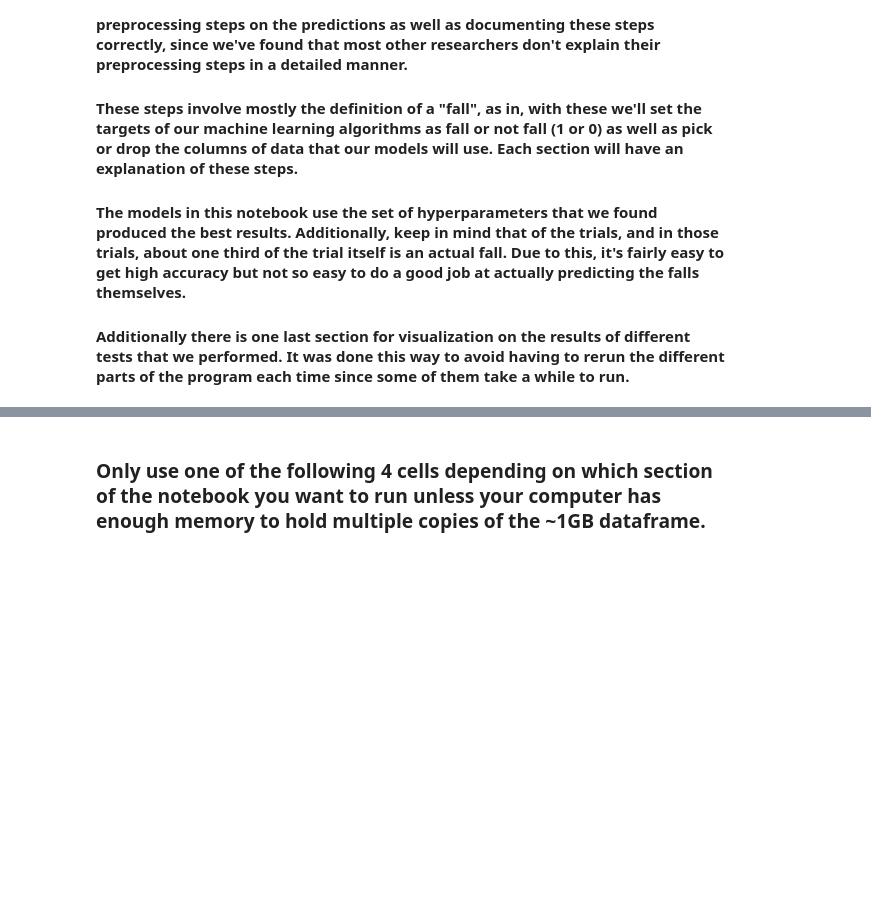
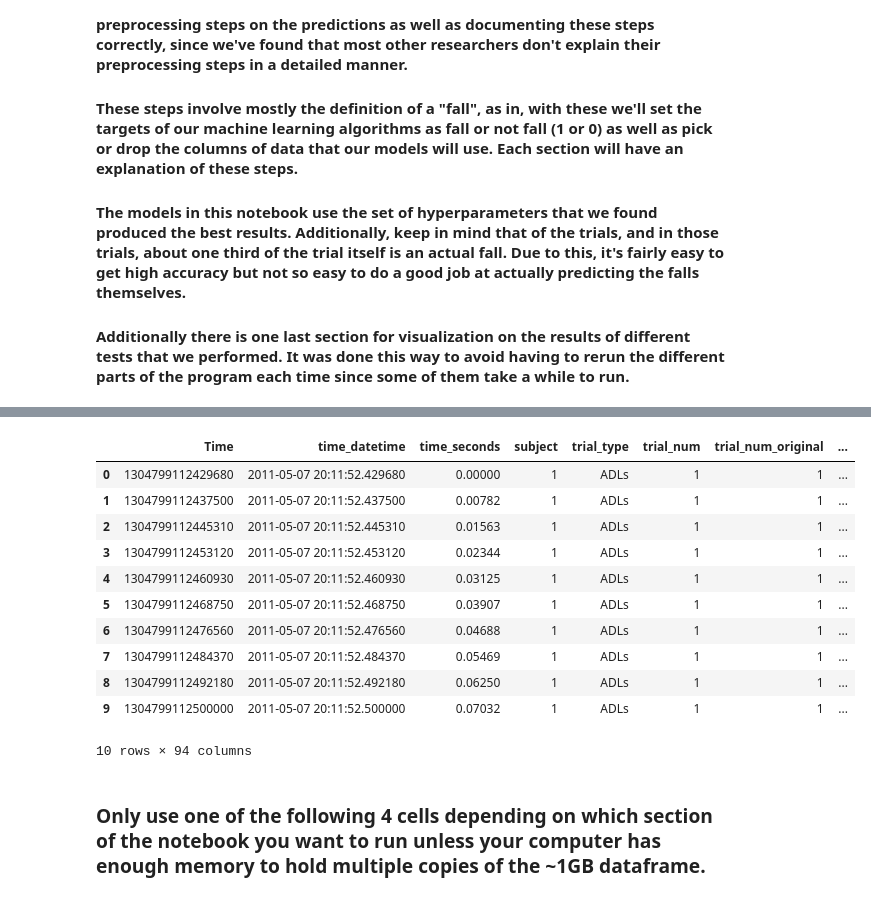
Before and after one commit to mdrmuhaimin/BigData2, a Jupyter notebook: code/Machine Learning/mlfull.ipynb, the cells around one changed output, grey strips where cells are left out. Saved outputs shown, nothing was run; the diff lists cells and outputs as text; code cells hidden in the pictures; blank space fills up the shorter version.

```diff
--- a/code/Machine Learning/mlfull.ipynb
+++ b/code/Machine Learning/mlfull.ipynb
@@ -111,7 +113,21 @@ def plotRes(accL,recL,precL,specL,xticks) :
     plt.show()
 # %%
 # Load full database
-dfMain = pickle.load(open("../../../dataResultants/dataset_consolidated.p", "rb"))
+dfMain = pickle.load(open("../../data/dataset_consolidated.p", "rb"))
+dfMain.head(10)
+# %% [output]
+|  | Time | time_datetime | time_seconds | subject | trial_type | trial_num | trial_num_original | ... |
+| 0 | 1304799112429680 | 2011-05-07 20:11:52.429680 | 0.00000 | 1 | ADLs | 1 | 1 | ... |
+| 1 | 1304799112437500 | 2011-05-07 20:11:52.437500 | 0.00782 | 1 | ADLs | 1 | 1 | ... |
+| 2 | 1304799112445310 | 2011-05-07 20:11:52.445310 | 0.01563 | 1 | ADLs | 1 | 1 | ... |
+| 3 | 1304799112453120 | 2011-05-07 20:11:52.453120 | 0.02344 | 1 | ADLs | 1 | 1 | ... |
+| 4 | 1304799112460930 | 2011-05-07 20:11:52.460930 | 0.03125 | 1 | ADLs | 1 | 1 | ... |
+| 5 | 1304799112468750 | 2011-05-07 20:11:52.468750 | 0.03907 | 1 | ADLs | 1 | 1 | ... |
+| 6 | 1304799112476560 | 2011-05-07 20:11:52.476560 | 0.04688 | 1 | ADLs | 1 | 1 | ... |
+| 7 | 1304799112484370 | 2011-05-07 20:11:52.484370 | 0.05469 | 1 | ADLs | 1 | 1 | ... |
+| 8 | 1304799112492180 | 2011-05-07 20:11:52.492180 | 0.06250 | 1 | ADLs | 1 | 1 | ... |
+| 9 | 1304799112500000 | 2011-05-07 20:11:52.500000 | 0.07032 | 1 | ADLs | 1 | 1 | ... |
+10 rows × 94 columns
 # %%
 # Get the data columns and separate them based on the sensor and the feature (accel, vel and magfield)
 
```
Also changed, not shown: parts of 15 cells of this notebook, 9 other files.
